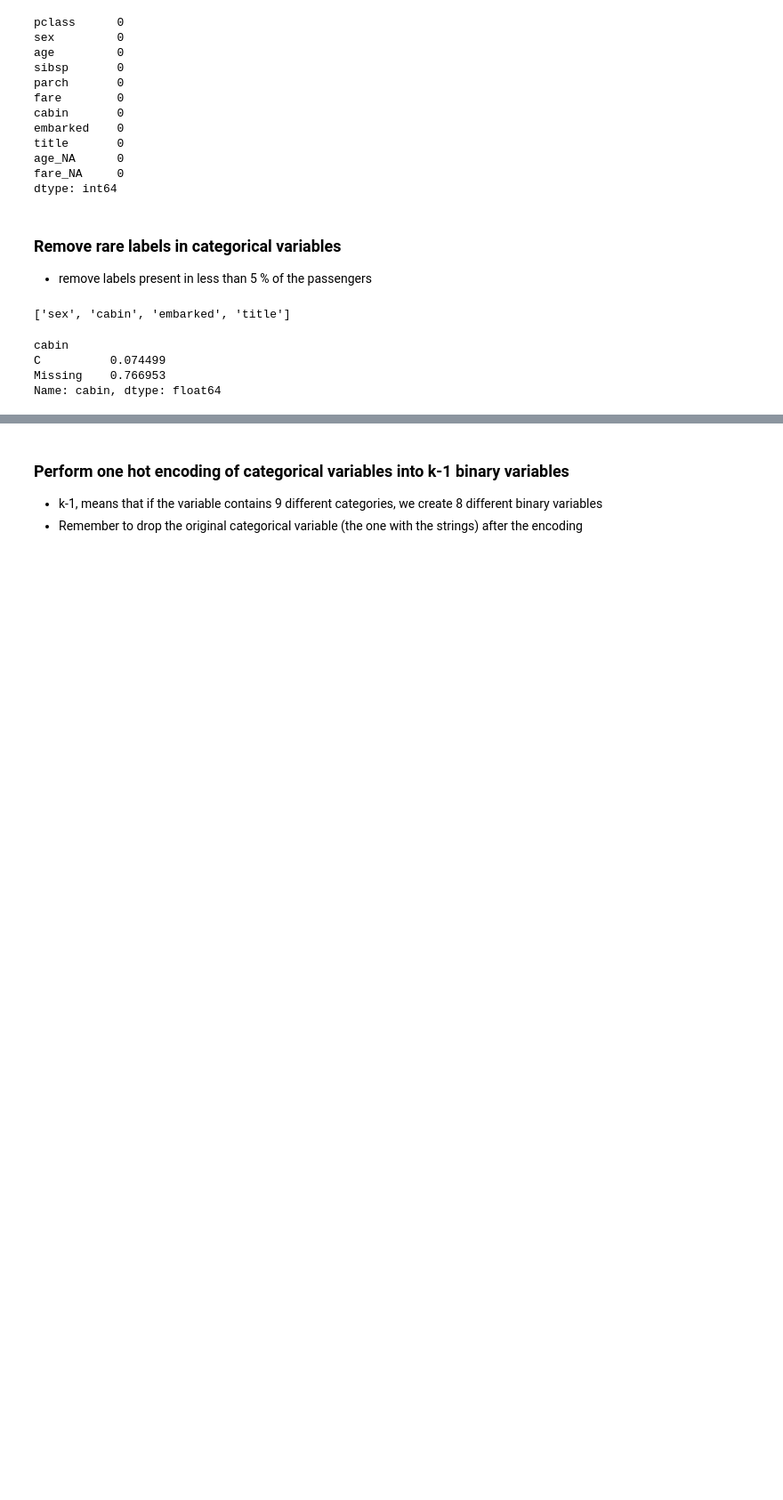
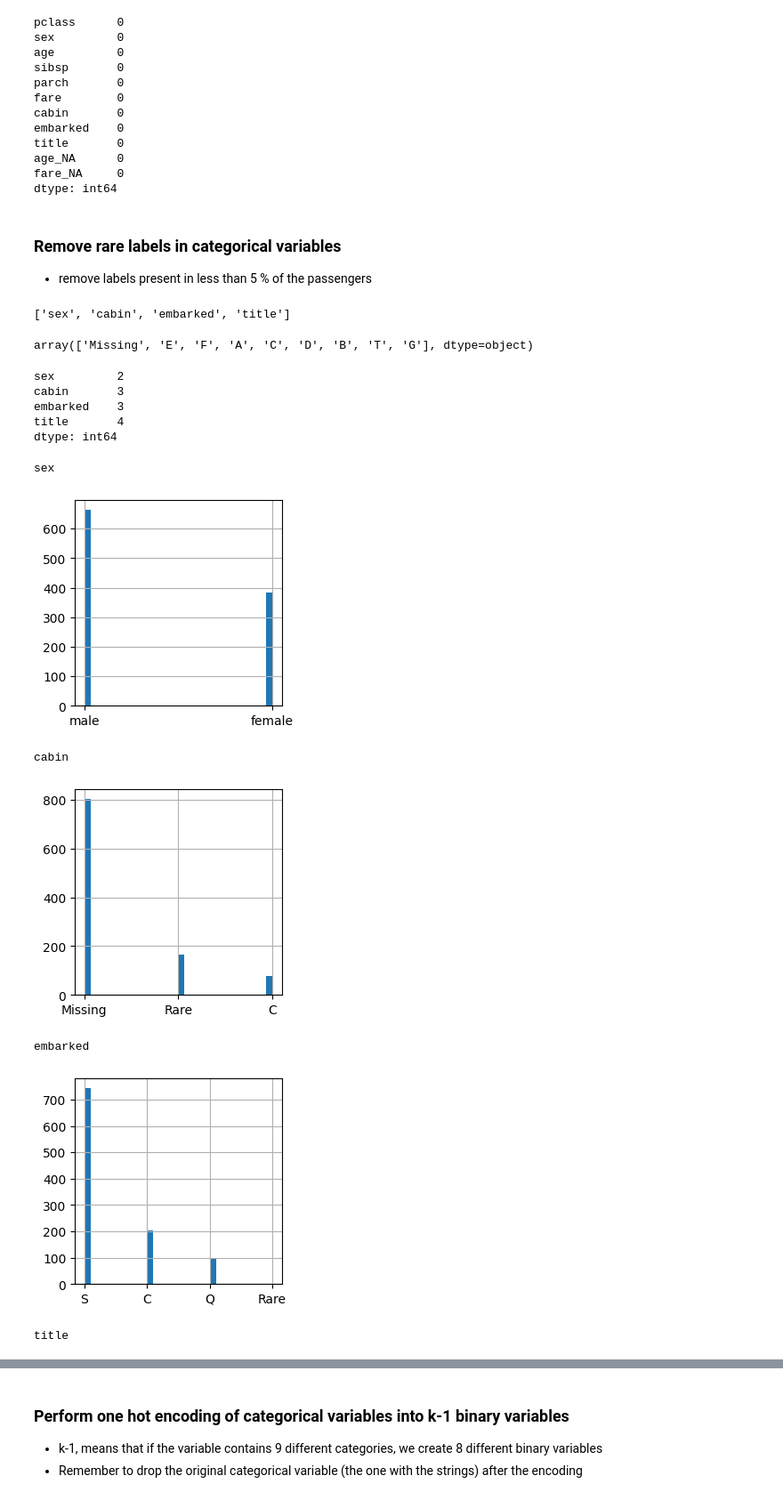
Before and after one commit to droesler/udemy_ml_deployment_course, a Jupyter notebook: section-04-research-and-development/section04_code_alongs/my_code_predicting_survival_titanic_assignment.ipynb, the cells around one changed output, grey strips where cells are left out. Shown: that part at 89% size. Cells and saved outputs as stored; diff of their text form; code cells hidden in the pictures; blank space fills up the shorter version.

```diff
--- a/section-04-research-and-development/section04_code_alongs/my_code_predicting_survival_titanic_assignment.ipynb
+++ b/section-04-research-and-development/section04_code_alongs/my_code_predicting_survival_titanic_assignment.ipynb
@@ -507,12 +371,34 @@ dtype: int64
 vars_cat
 # %% [output]
 ['sex', 'cabin', 'embarked', 'title']
-# %%
-
-temp = X_train.groupby('cabin')['cabin'].count() / len(X_train)
-temp[temp > 0.05]
-# %% [output]
-cabin
-C          0.074499
-Missing    0.766953
-Name: cabin, dtype: float64
+# %%
+X_train['cabin'].unique()
+# %% [output]
+array(['Missing', 'E', 'F', 'A', 'C', 'D', 'B', 'T', 'G'], dtype=object)
+# %%
+for var in vars_cat:
+  temp = X_train.groupby(var)[var].count() / len(X_train)
+  not_rare_list = list((temp[temp > 0.05]).index)
+  X_train[var] = np.where(X_train[var].isin(not_rare_list), X_train[var], 'Rare')
+  X_test[var] = np.where(X_test[var].isin(not_rare_list), X_test[var], 'Rare')
+# %%
+X_test[vars_cat].nunique()
+# %% [output]
+sex         2
+cabin       3
+embarked    3
+title       4
+dtype: int64
+# %%
+for var in vars_cat:
+  print(var)
+  X_train[var].hist(bins=30, figsize=(3,3))
+  plt.show()
+# %% [output]
+sex
+[figure, added]
+cabin
+[figure, added]
+embarked
+[figure, added]
+title
```
Also changed, not shown: parts of 17 cells of this notebook.
